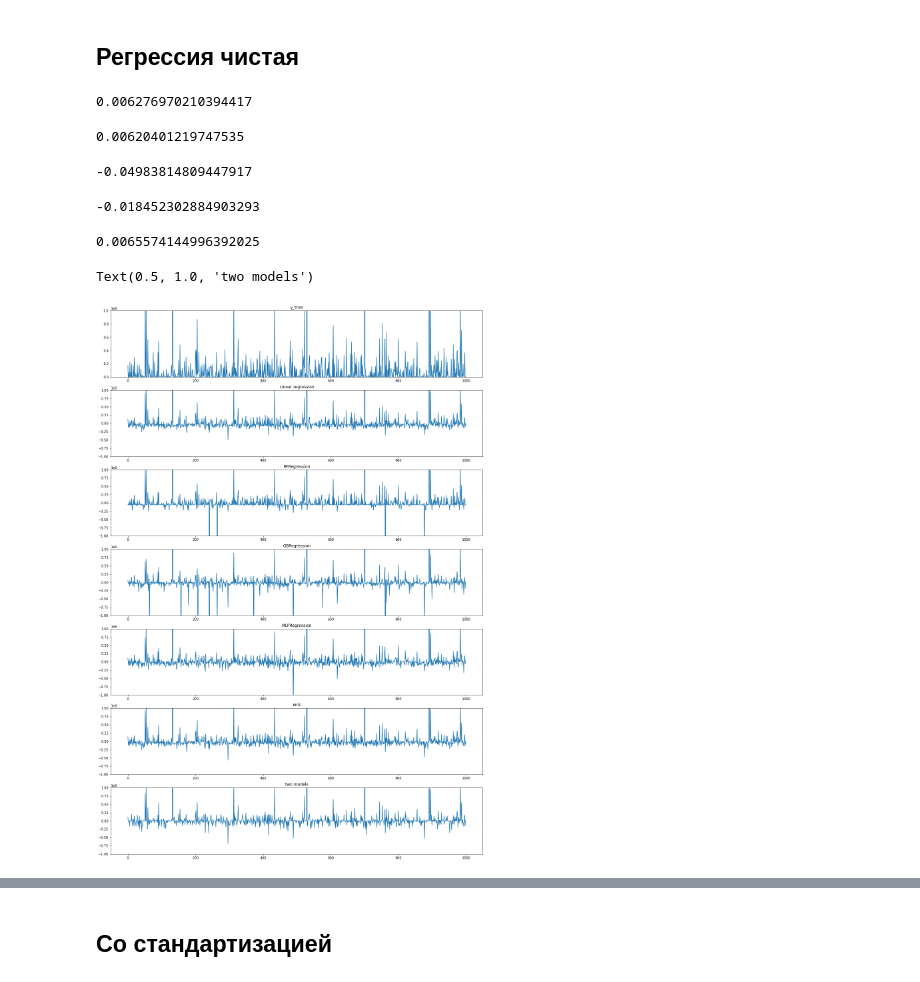
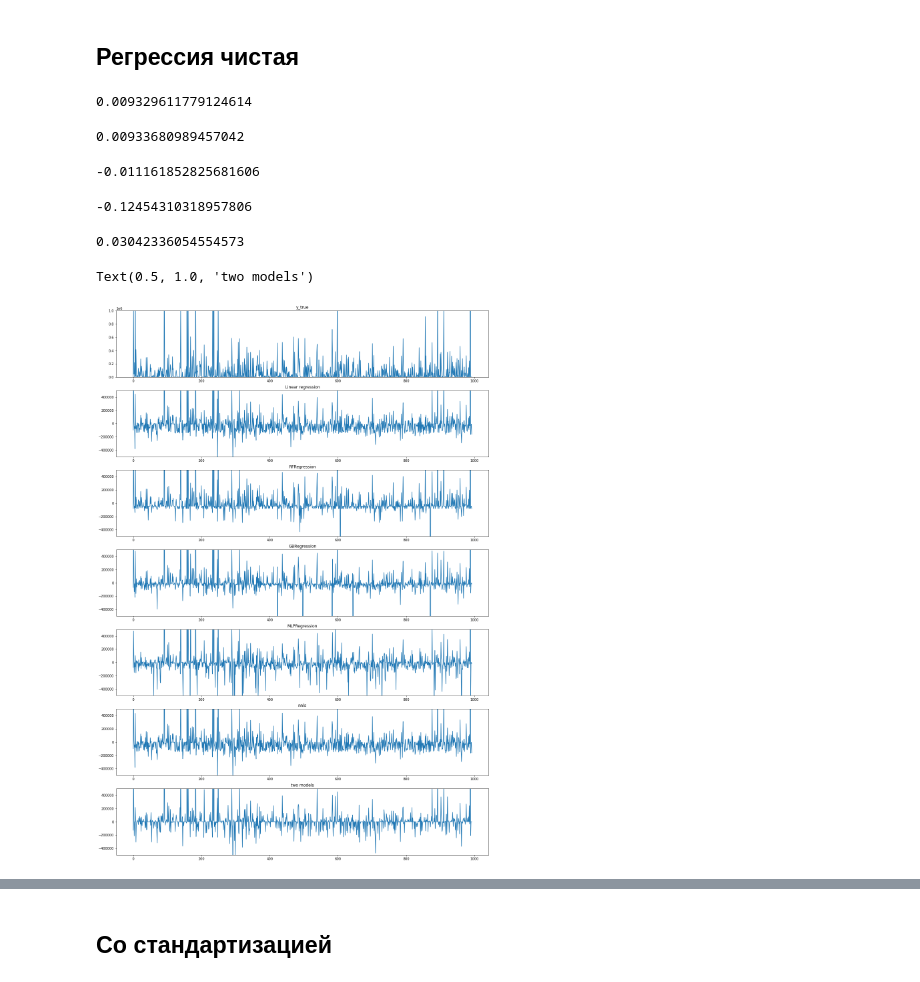
Before and after one commit to Hitriihoma/Machine-learning-course-task, a Jupyter notebook: Zubarev ML черновик.ipynb, the cells around one changed output, grey strips where cells are left out. Cells and saved outputs as stored; diff of their text form; code cells hidden in the pictures.

```diff
--- a/Zubarev ML черновик.ipynb
+++ b/Zubarev ML черновик.ipynb
@@ -115,6 +117,7 @@ memory usage: 33.7+ MB
 не забываем нормализацию!!!!!
 # %%
 # Входные сырые данные + колонки
+train = train[train['currency'] == 810]
 train = MakeDateYearMonth(train, 'PERIOD')
 group_list = ['cl_id', 'year', 'month']
 ser_ts_sum = train[['cl_id', 'target_sum', 'year', 'month']].groupby(by=['cl_id', 'year', 'month']).first().astype('float64')
@@ -154,7 +157,8 @@ for i in train.cl_id.unique():
     train_tf = train_tf.append(train[train['cl_id'] == i][['cl_id', 'target_sum']].iloc[0])
 train_tf = train_tf.astype({'cl_id': 'int64'})
 
-for mon in range(1,train.groupby('cl_id').count().month.max()+1): # 14
+max_mon = train.groupby('cl_id').count().month.max()+1
+for mon in range(1,max_mon): # 141
     train_tf[f'_{mon}_sum_pos'] = np.NaN
     train_tf[f'_{mon}_sum_notpos'] = np.NaN
     train_tf[f'_{mon}_count_pos'] = np.NaN
@@ -259,11 +263,12 @@ temp_df'''
 # Формирование выборки
 # %%
 columns_take = ['_1_sum_pos', '_2_sum_pos', '_3_sum_pos', '_4_sum_pos']
+columns_take2 = ['_1_sum_pos', '_1_count_pos', '_2_sum_pos', '_2_count_pos', '_3_sum_pos', '_2_count_pos', '_4_sum_pos', '_4_count_pos']
 columns_drop = ['cl_id', 'target_sum']
 
 train_tf['class'] = train_tf.apply(lambda row: 1 if row['target_sum'] > 10000 else 0, axis=1)
 
-X = train_tf.drop(axis=1, labels=['cl_id', 'target_sum', 'class'])
+X = train_tf.drop(axis=1, labels=['cl_id', 'target_sum', 'class'])[columns_take]
 #X = train_tf[train_tf['target_sum'] != 0].drop(axis=1, labels=['cl_id', 'target_sum'])
 #X = train_tf[train_tf['target_sum'] != 0][columns_take]
 y = train_tf['target_sum']
@@ -382,7 +391,7 @@ nnls_sv = nnls(X_train, y_train)[0]
 nnls_pred = X_test.apply(lambda row: np.sum(row.to_numpy()*nnls_sv), axis=1)
 r2_score(y_test, nnls_pred)
 # %% [output]
-0.006276970210394417
+0.009329611779124614
 # %%
 from sklearn.linear_model import LinearRegression
 LR = LinearRegression().fit(X_train, y_train)
@@ -391,55 +400,55 @@ LR_pred = LR.predict(X_test)
 #LR.score(X_test,y_test)
 r2_score(y_test, LR_pred)
 # %% [output]
-0.00620401219747535
+0.00933680989457042
 # %%
 from sklearn.ensemble import RandomForestRegressor
 RFR = RandomForestRegressor(max_depth=2, random_state=0).fit(X_train, y_train)
 RFR_pred = RFR.predict(X_test)
 RFR.score(X_test,y_test.to_numpy())
 # %% [output]
--0.04983814809447917
+-0.011161852825681606
 # %%
 from sklearn.ensemble import GradientBoostingRegressor
 GBR = GradientBoostingRegressor(random_state=0, max_depth=3).fit(X_train, y_train)
 GBR_pred = GBR.predict(X_test)
 GBR.score(X_test,y_test.to_numpy())
 # %% [output]
--0.018452302884903293
+-0.12454310318957806
 # %%
 from sklearn.neural_network import MLPRegressor
-MLPR = MLPRegressor(random_state=0, max_iter=500).fit(X_train, y_train)
+MLPR = MLPRegressor(random_state=0, max_iter=1000).fit(X_train, y_train)
 MLPR_pred = MLPR.predict(X_test)
 MLPR.score(X_test,y_test.to_numpy())
 # %% [output]
-0.0065574144996392025
+0.03042336054554573
 # %%
 fig, ax = plt.subplots(7,1, figsize = (20,30))
 ax[0].plot(np.arange(0,len(X_test)), y_test)
 ax[1].plot(np.arange(0,len(X_test)), y_test.to_numpy() - LR_pred)
 ax[2].plot(np.arange(0,len(X_test)), y_test.to_numpy() - RFR_pred)
 ax[3].plot(np.arange(0,len(X_test)), y_test.to_numpy() - GBR_pred)
 ax[4].plot(np.arange(0,len(X_test)), y_test.to_numpy() - MLPR_pred)
 ax[5].plot(np.arange(0,len(X_test)), y_test.to_numpy() - nnls_pred)
 ax[6].plot(np.arange(0,len(X_test)), y_test.to_numpy() - y_pred)
 
 ax[0].set_ylim(0,1000000)
-ax[1].set_ylim(-1000000,1000000)
-ax[2].set_ylim(-1000000,1000000)
-ax[3].set_ylim(-1000000,1000000)
-ax[4].set_ylim(-1000000,1000000)
-ax[5].set_ylim(-1000000,1000000)
-ax[6].set_ylim(-1000000,1000000)
+ax[1].set_ylim(-500000,500000)
+ax[2].set_ylim(-500000,500000)
+ax[3].set_ylim(-500000,500000)
+ax[4].set_ylim(-500000,500000)
+ax[5].set_ylim(-500000,500000)
+ax[6].set_ylim(-500000,500000)
 
 ax[0].set_title('y_true')
 ax[1].set_title('Linear regression')
 ax[2].set_title('RFRegression')
 ax[3].set_title('GBRegression')
 ax[4].set_title('MLPRegression')
 ax[5].set_title('nnls')
 ax[6].set_title('two models')
 # %% [output]
 Text(0.5, 1.0, 'two models')
-[figure, old version]
+[figure, new version]
 # %%
 up = 400000
```
Also changed, not shown: parts of 23 cells of this notebook.
